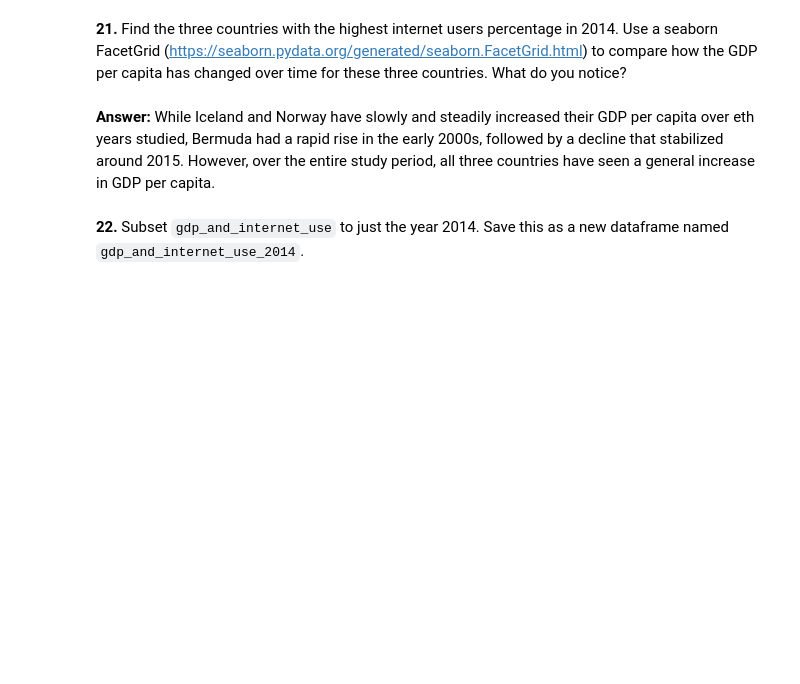
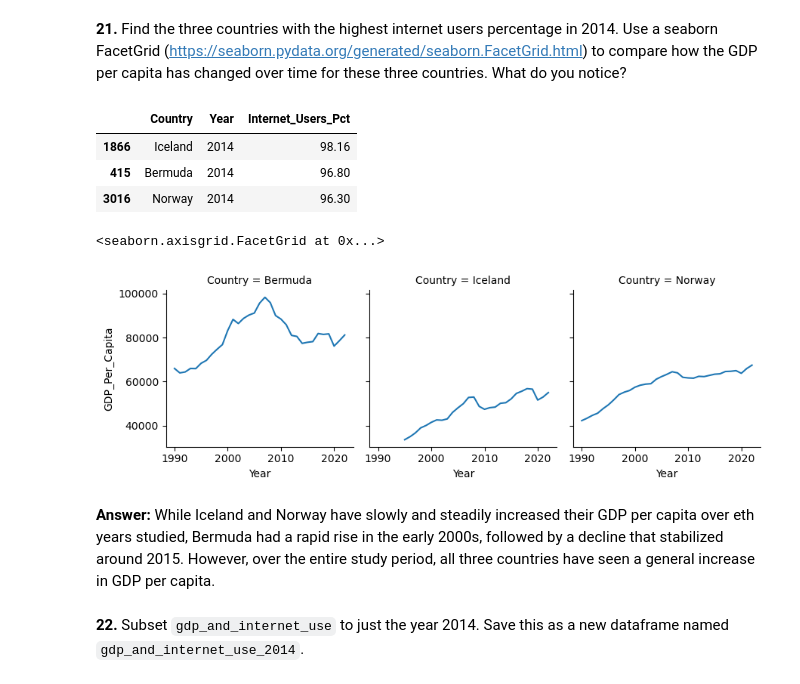
Before and after one commit to NSS-Data-Analytics-Cohort-10/gdp-and-internet-usage-jchabinec, a Jupyter notebook: notebooks/gdp_and_internet_usage.ipynb, the cells around one changed output. Drawn from its saved outputs; the diff is of its cells as text; code cells hidden in the pictures; blank space fills up the shorter version.

```diff
--- a/notebooks/gdp_and_internet_usage.ipynb
+++ b/notebooks/gdp_and_internet_usage.ipynb
@@ -33,7 +54,7 @@ gdp_df.info()
 # %% [markdown]
 **6.** Drop the `Value Footnotes` column and rename the remaining three to `Country`, `Year`, and `GDP_Per_Capita`.
 # %%
-del gdp_df['Value Footnotes']
-gdp_df.rename(columns = {'Country or Area':'Country', 'Value':'GDP_Per_Capita'}, inplace = True)
+gdp_df = gdp_df.drop(columns = ['Value Footnotes'])
+gdp_df = gdp_df.rename(columns = {'Country or Area':'Country', 'Value':'GDP_Per_Capita'})
 #Check
 gdp_df.head()
@@ -139,7 +277,7 @@ internet_df.info()
 # %% [markdown]
 **15.** Drop the `Value Footnotes` column and rename the remaining three to `Country`, `Year`, and `Internet_Users_Pct`.
 # %%
-del internet_df['Value Footnotes']
-internet_df.rename(columns = {'Country or Area':'Country', 'Value':'Internet_Users_Pct'}, inplace = True)
+internet_df = internet_df.drop(columns = ['Value Footnotes'])
+internet_df = internet_df.rename(columns = {'Country or Area':'Country', 'Value':'Internet_Users_Pct'})
 # Check
 internet_df.head()
@@ -183,13 +386,21 @@ gdp_and_internet_use
 # %% [markdown]
 **21.** Find the three countries with the highest internet users percentage in 2014. Use a seaborn FacetGrid (https://seaborn.pydata.org/generated/seaborn.FacetGrid.html) to compare how the GDP per capita has changed over time for these three countries. What do you notice?
 # %%
-max_internet_2014 = internet_2014.sort_values(['Internet_Users_Pct'], ascending=False)
+max_internet_2014 = internet_2014.nlargest(3, ['Internet_Users_Pct'])
 max_internet_2014.head()
+# %% [output]
+|  | Country | Year | Internet_Users_Pct |
+| 1866 | Iceland | 2014 | 98.16 |
+| 415 | Bermuda | 2014 | 96.80 |
+| 3016 | Norway | 2014 | 96.30 |
 # %%
 # The top 3 for 2014 are Iceland, Bermuda, and Norway.
-gdp_over_time = gdp_df[gdp_df['Country'].isin(['Iceland', 'Bermuda', 'Norway'])]
+gdp_over_time = gdp_df[gdp_df['Country'].isin(max_internet_2014['Country'])]
 grid=sns.FacetGrid(gdp_over_time, col='Country')
 grid.map(sns.lineplot, 'Year', 'GDP_Per_Capita')
+# %% [output]
+<seaborn.axisgrid.FacetGrid at 0x...>
+[figure, added]
 # %% [markdown]
 **Answer:** While Iceland and Norway have slowly and steadily increased their GDP per capita over eth years studied, Bermuda had a rapid rise in the early 2000s, followed by a decline that stabilized around 2015. However, over the entire study period, all three countries have seen a general increase in GDP per capita.
 # %% [markdown]
```
Also changed, not shown: parts of 33 cells of this notebook.
